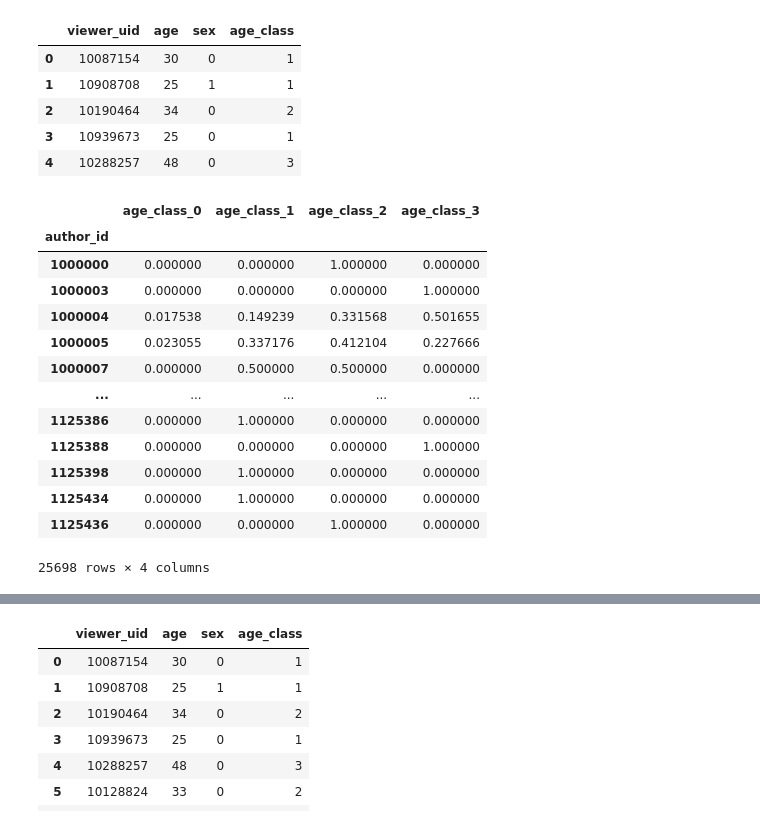
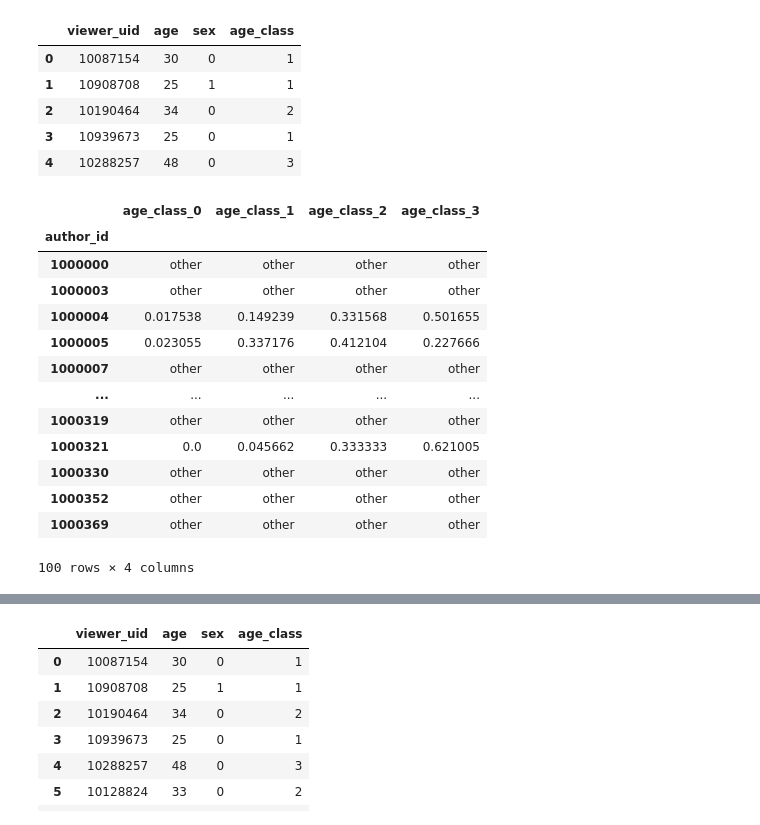
Before and after one commit to Paspasuy/SocDemPrediction, a Jupyter notebook: personal/paspasuy/baseline_socdem.ipynb, the cells around one changed output, grey strips where cells are left out. Saved outputs shown, nothing was run; the diff lists cells and outputs as text; code cells hidden in the pictures.

```diff
--- a/personal/paspasuy/baseline_socdem.ipynb
+++ b/personal/paspasuy/baseline_socdem.ipynb
@@ -56,24 +56,24 @@ features.head()
 # %%
 extractor = TargetEncodingExtractor()
 
 extractor.fit(events, features)
 
-extractor.authors_categories
+extractor.authors_categories.head(n=100)
 # %% [output]
 |  | age_class_0 | age_class_1 | age_class_2 | age_class_3 |
 | author_id |  |  |  |  |
-| 1000000 | 0.000000 | 0.000000 | 1.000000 | 0.000000 |
-| 1000003 | 0.000000 | 0.000000 | 0.000000 | 1.000000 |
+| 1000000 | other | other | other | other |
+| 1000003 | other | other | other | other |
 | 1000004 | 0.017538 | 0.149239 | 0.331568 | 0.501655 |
 | 1000005 | 0.023055 | 0.337176 | 0.412104 | 0.227666 |
-| 1000007 | 0.000000 | 0.500000 | 0.500000 | 0.000000 |
+| 1000007 | other | other | other | other |
 | ... | ... | ... | ... | ... |
-| 1125386 | 0.000000 | 1.000000 | 0.000000 | 0.000000 |
-| 1125388 | 0.000000 | 0.000000 | 0.000000 | 1.000000 |
-| 1125398 | 0.000000 | 1.000000 | 0.000000 | 0.000000 |
-| 1125434 | 0.000000 | 1.000000 | 0.000000 | 0.000000 |
-| 1125436 | 0.000000 | 0.000000 | 1.000000 | 0.000000 |
+| 1000319 | other | other | other | other |
+| 1000321 | 0.0 | 0.045662 | 0.333333 | 0.621005 |
+| 1000330 | other | other | other | other |
+| 1000352 | other | other | other | other |
+| 1000369 | other | other | other | other |
-25698 rows × 4 columns
+100 rows × 4 columns
 # %%
 predicted_features = extractor.transform(events, features)
 predicted_features.head(n=10)
```
Also changed, not shown: parts of 1 cell of this notebook, 2 other files.
